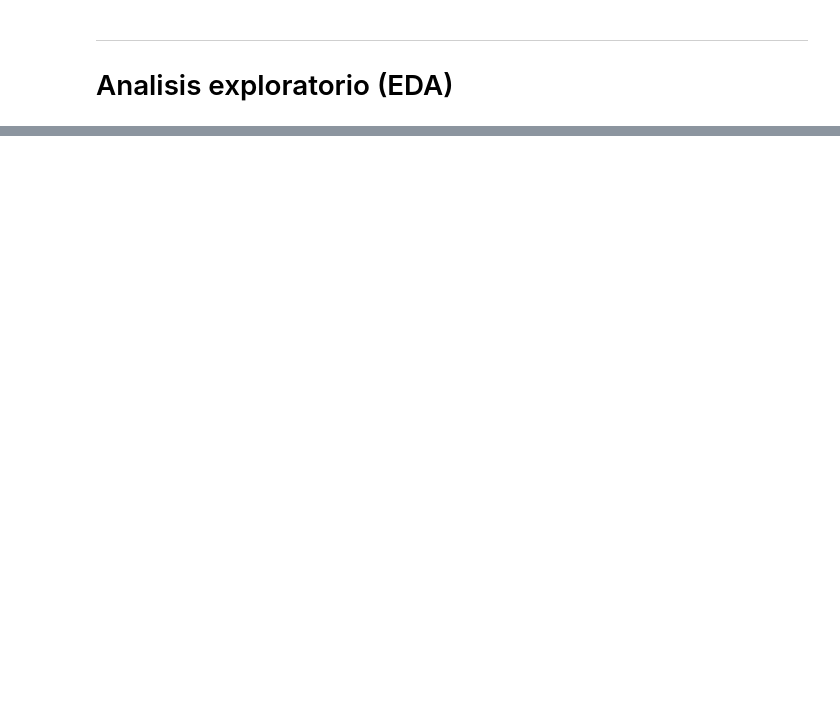
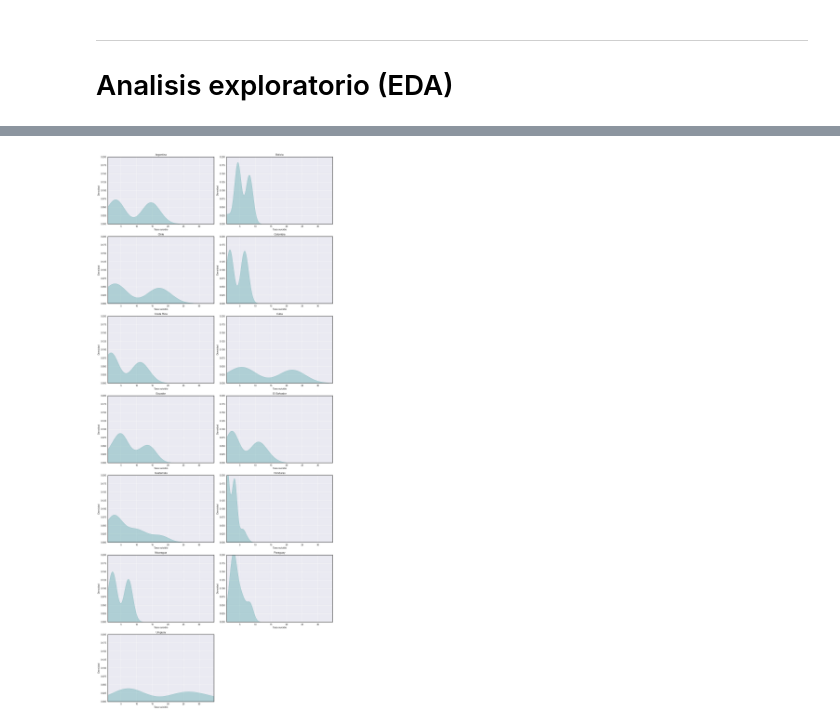
Before and after one commit to DdoveN/Prueba-1, a Jupyter notebook: SOLEMNE.ipynb, the cells around one changed output, grey strips where cells are left out. Drawn from its saved outputs; the diff is of its cells as text; code cells hidden in the pictures; blank space fills up the shorter version.

```diff
--- a/SOLEMNE.ipynb
+++ b/SOLEMNE.ipynb
@@ -231,0 +283,40 @@ Esto me puede hacer pensar que la situacion de cada pais pueda llevar a tener un
+# %%
+plt.style.use('seaborn-v0_8')  #estilo mas bonito
+
+grafics_paises_kde = list(dic_paises.keys()) #Esta linea me hace extraer los nombres de paises en mi diccionario
+n = len(grafics_paises_kde)
+
+xmin = suicidios['value'].min()
+xmax = suicidios['value'].max()
+column = 2
+filas = (n + column -1) // column       #calculo de columnas
+
+fig, axes = plt.subplots(filas, column, figsize=(15, 5 * filas))
+axes = axes.flatten()
+
+for i, pais in enumerate(grafics_paises_kde):
+    kde = suicidios[suicidios['country_name'] == pais]
+
+
+    sea.kdeplot(data=kde, x='value', ax=axes[i], fill=True, color='teal')
+    axes[i].set_title(f'{pais}', fontsize=12)
+    axes[i].set_xlabel('Tasa suicidio')
+    axes[i].set_ylabel('Densidad')
+    axes[i].set_xlim(xmin, xmax)
+    axes[i].set_ylim(0, 0.2)
+
+
+# Quitar subplots vacíos
+for j in range(i+1, len(axes)):
+    axes[j].set_visible(False)
+
+plt.subplots_adjust(wspace=0.35, hspace=0.35)
+for ax in axes[:len(grafics_paises)]:
+    for spine in ax.spines.values():
+        spine.set_linewidth(2)
+        spine.set_color('#333')
+
+plt.tight_layout()
+plt.show()
+# %% [output]
+[figure, added]
```
Also changed, not shown: parts of 7 cells of this notebook.
